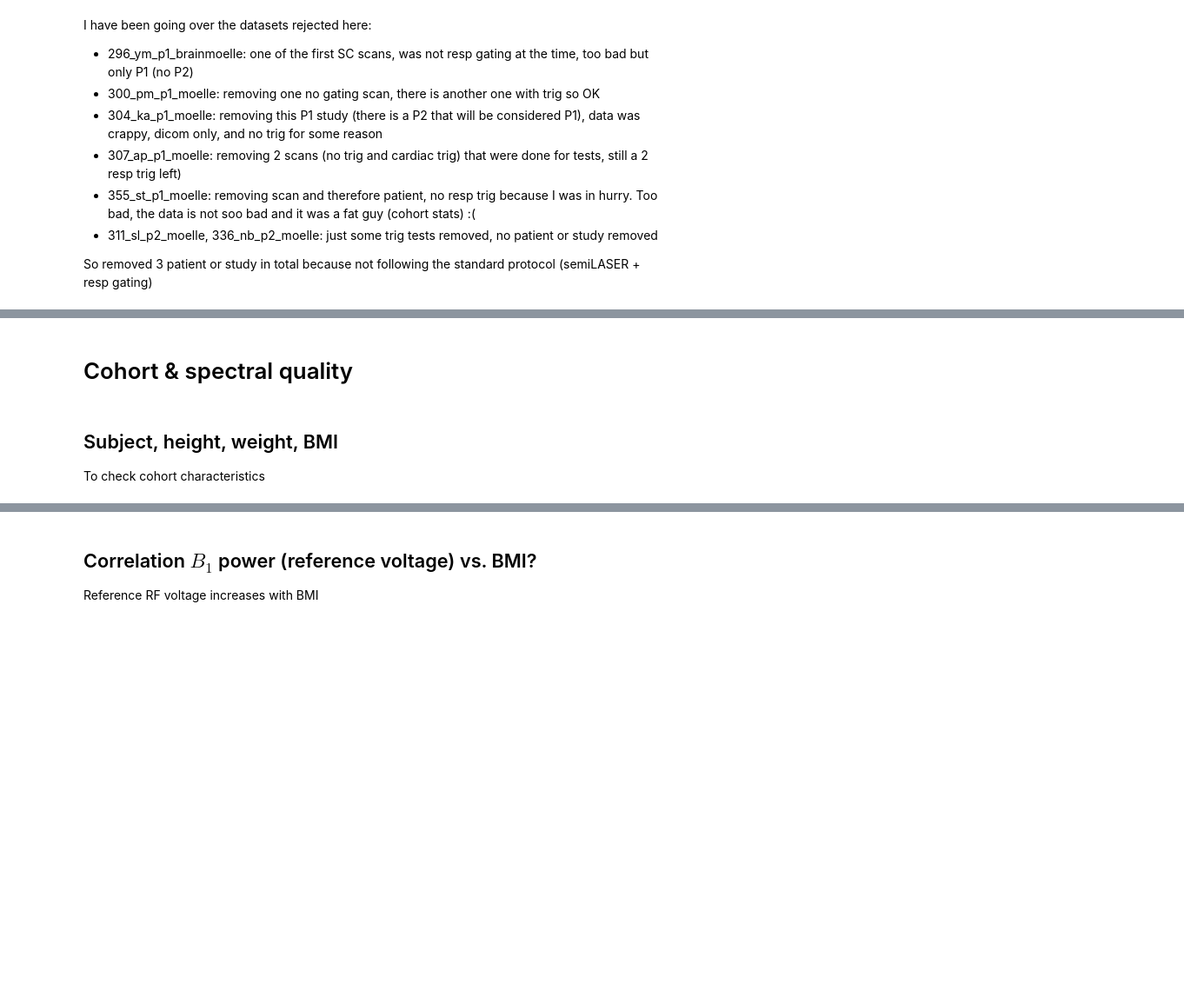
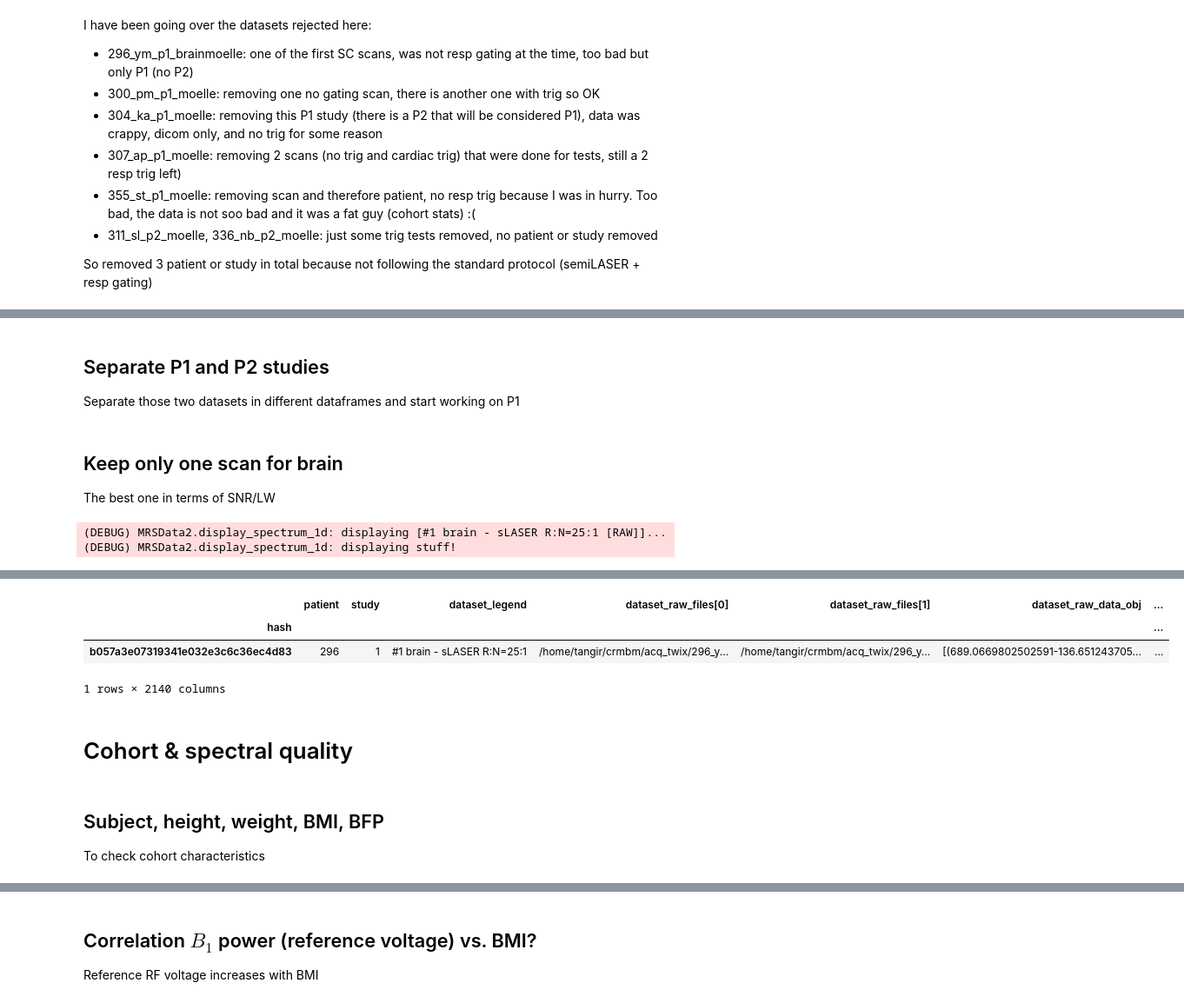
Before and after one commit to tngrssl/pastis, a Jupyter notebook: notebooks/stats.ipynb, the cells around one changed output, grey strips where cells are left out. Shown at 87% size. Saved outputs shown, nothing was run; the diff lists cells and outputs as text; code cells hidden in the pictures; blank space fills up the shorter version.

```diff
--- a/notebooks/stats.ipynb
+++ b/notebooks/stats.ipynb
@@ -216,0 +309,3 @@ df
+# %% [markdown]
+## Separate P1 and P2 studies
+Separate those two datasets in different dataframes and start working on P1
@@ -216,0 +320,11 @@ df
+# %% [markdown]
+## Keep only one scan for brain
+The best one in terms of SNR/LW
+# %%
+df_brain_best_snr = df_brain.loc[df_brain["dataset_raw_analysis-results_cropping_snr"] == df_brain["dataset_raw_analysis-results_cropping_snr"].max()]
+df_brain_best_snr["dataset_raw_data_obj"][0].display_spectrum_1d()
+df_brain = df_brain_best_snr
+df_brain
+# %% [output]
+(DEBUG) MRSData2.display_spectrum_1d: displaying [#1 brain - sLASER R:N=25:1 [RAW]]...
+(DEBUG) MRSData2.display_spectrum_1d: displaying stuff!
@@ -217,6 +333,10 @@ df
+|  | patient | study | dataset_legend | dataset_raw_files[0] | dataset_raw_files[1] | dataset_raw_data_obj | ... |
+| hash |  |  |  |  |  |  | ... |
+| b057a3e07319341e032e3c6c36ec4d83 | 296 | 1 | #1 brain - sLASER R:N=25:1 | /home/tangir/crmbm/acq_twix/296_y... | /home/tangir/crmbm/acq_twix/296_y... | [(689.0669802502591-136.651243705... | ... |
+1 rows × 2140 columns
 # %% [markdown]
 # Cohort & spectral quality
 # %% [markdown]
-## Subject, height, weight, BMI
+## Subject, height, weight, BMI, BFP
 To check cohort characteristics
 # %%
```
Also changed, not shown: parts of 46 cells of this notebook.
